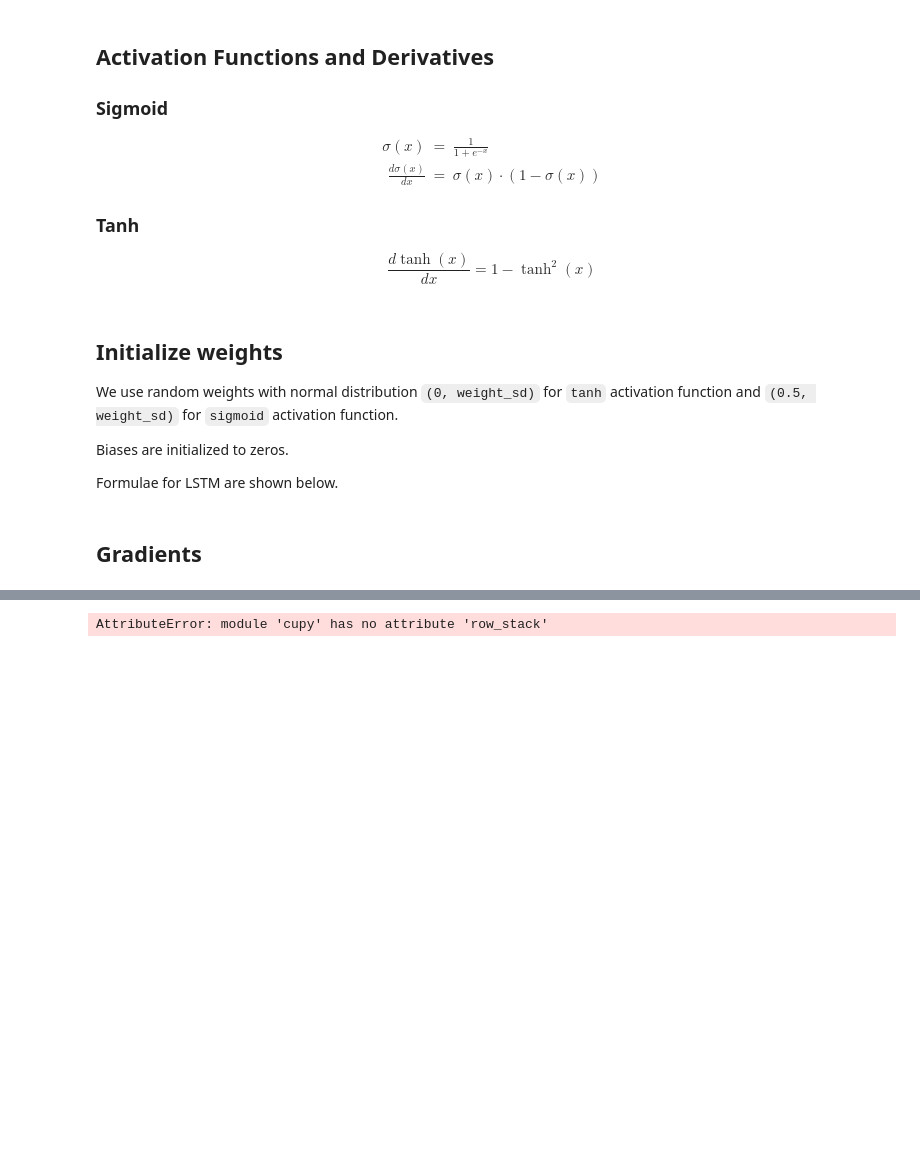
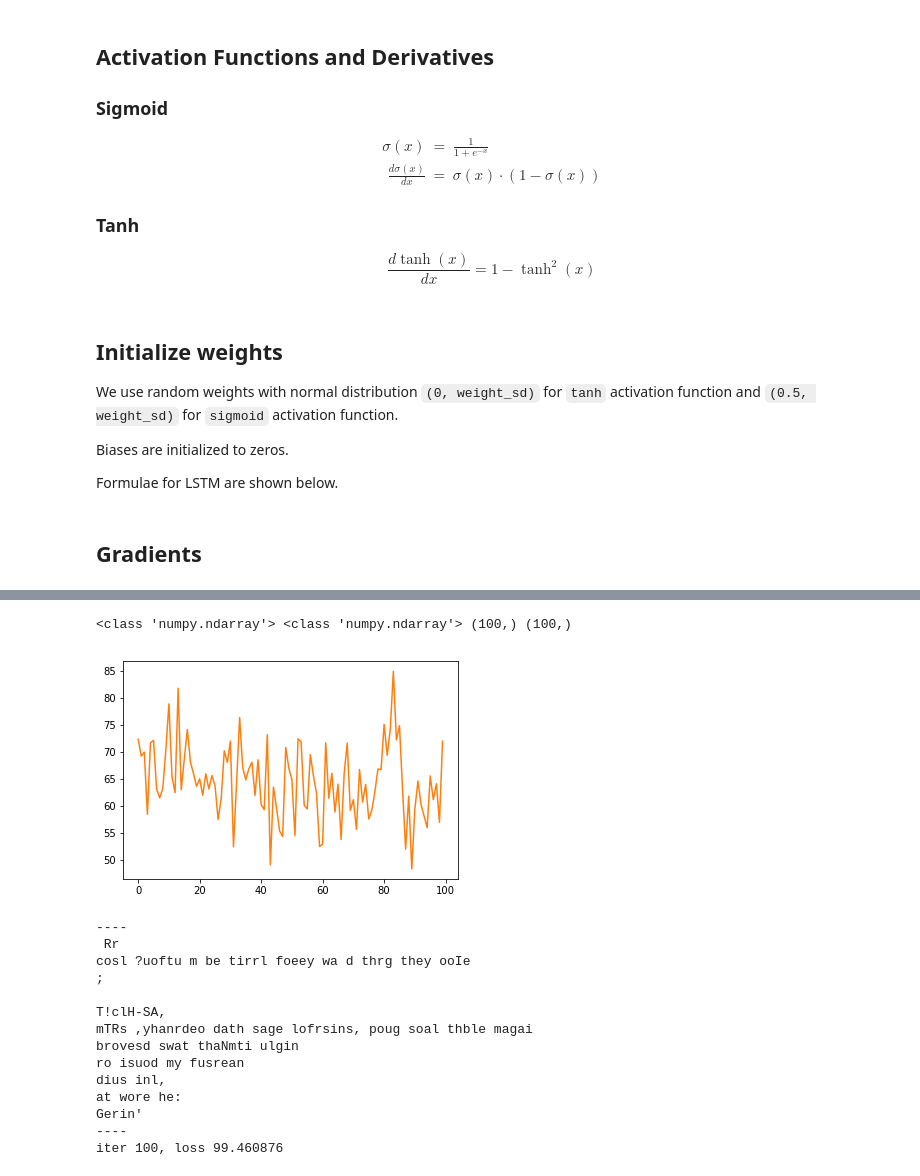
Before and after one commit to mitmul/chainer-notebooks, a Jupyter notebook: 9_vanilla-LSTM-with-cupy.ipynb, the cells around one changed output, grey strips where cells are left out. Saved outputs shown, nothing was run; the diff lists cells and outputs as text; code cells hidden in the pictures; blank space fills up the shorter version.

```diff
--- a/9_vanilla-LSTM-with-cupy.ipynb
+++ b/9_vanilla-LSTM-with-cupy.ipynb
@@ -22,7 +22,6 @@ import cupy as cp
 import numpy as np
 import matplotlib.pyplot as plt
 from IPython import display
-plt.style.use('seaborn-white')
 # %% [markdown]
 ## Read and process data
 # %%
@@ -141,7 +140,7 @@ def forward(x, h_prev, C_prev):
     assert h_prev.shape == (H_size, 1)
     assert C_prev.shape == (H_size, 1)
 
-    z = cp.row_stack((h_prev, x))
+    z = cp.concatenate((h_prev, x))
     f = sigmoid(cp.dot(W_f, z) + b_f)
     i = sigmoid(cp.dot(W_i, z) + b_i)
     C_bar = tanh(cp.dot(W_C, z) + b_C)
@@ -253,10 +252,9 @@ def sample(h_prev, C_prev, first_char_idx, sentence_length):
     C = C_prev
 
     indexes = []
-
     for t in range(sentence_length):
         _, _, _, _, C, _, h, _, p = forward(x, h, C)
-        idx = cp.random.choice(range(X_size), p=p.ravel())
+        idx = np.random.choice(range(X_size), p=p.get().ravel())
         x = cp.zeros((X_size, 1))
         x[idx] = 1
         indexes.append(idx)
@@ -301,8 +299,8 @@ smooth_loss = -cp.log(1.0 / X_size) * T_steps
 iteration, p = 0, 0
 
 # For the graph
-plot_iter = cp.zeros((0))
-plot_loss = cp.zeros((0))
+plot_iter = np.zeros((0))
+plot_loss = np.zeros((0))
 # %%
 while True:
     # Try catch for interruption
@@ -313,33 +311,48 @@ while True:
             g_C_prev = cp.zeros((H_size, 1))
             p = 0
 
 
         inputs = [char_to_idx[ch] for ch in data[p: p + T_steps]]
         targets = [char_to_idx[ch] for ch in data[p + 1: p + T_steps + 1]]
 
         loss, g_h_prev, g_C_prev =  forward_backward(inputs, targets, g_h_prev, g_C_prev)
         smooth_loss = smooth_loss * 0.999 + loss * 0.001
 
         # Print every hundred steps
         if iteration % 100 == 0:
             update_status(inputs, g_h_prev, g_C_prev)
 
 
         # Update weights
         for param, dparam, mem in zip([W_f, W_i, W_C, W_o, W_y, b_f, b_i, b_C, b_o, b_y],
                                       [dW_f, dW_i, dW_C, dW_o, dW_y, db_f, db_i, db_C, db_o, db_y],
                                       [mW_f, mW_i, mW_C, mW_o, mW_y, mb_f, mb_i, mb_C, mb_o, mb_y]):
             mem += dparam * dparam # Calculate sum of gradients
             #print(learning_rate * dparam)
             param += -(learning_rate * dparam / cp.sqrt(mem + 1e-8))
 
-        plot_iter = cp.append(plot_iter, [iteration])
-        plot_loss = cp.append(plot_loss, [loss])
+        plot_iter = np.append(plot_iter, [iteration])
+        plot_loss = np.append(plot_loss, [loss.get()])
 
         p += T_steps
         iteration += 1
     except KeyboardInterrupt:
         update_status(inputs, g_h_prev, g_C_prev)
         break
 # %% [output]
-AttributeError: module 'cupy' has no attribute 'row_stack'
+<class 'numpy.ndarray'> <class 'numpy.ndarray'> (100,) (100,)
+[figure, added]
+----
+ Rr
+cosl ?uoftu m be tirrl foeey wa d thrg they ooIe
+;
+
+T!clH-SA,
+mTRs ,yhanrdeo dath sage lofrsins, poug soal thble magai
+brovesd swat thaNmti ulgin
+ro isuod my fusrean
+dius inl,
+at wore he:
+Gerin'
+----
+iter 100, loss 99.460876
```
Also changed, not shown: parts of 1 cell of this notebook.
